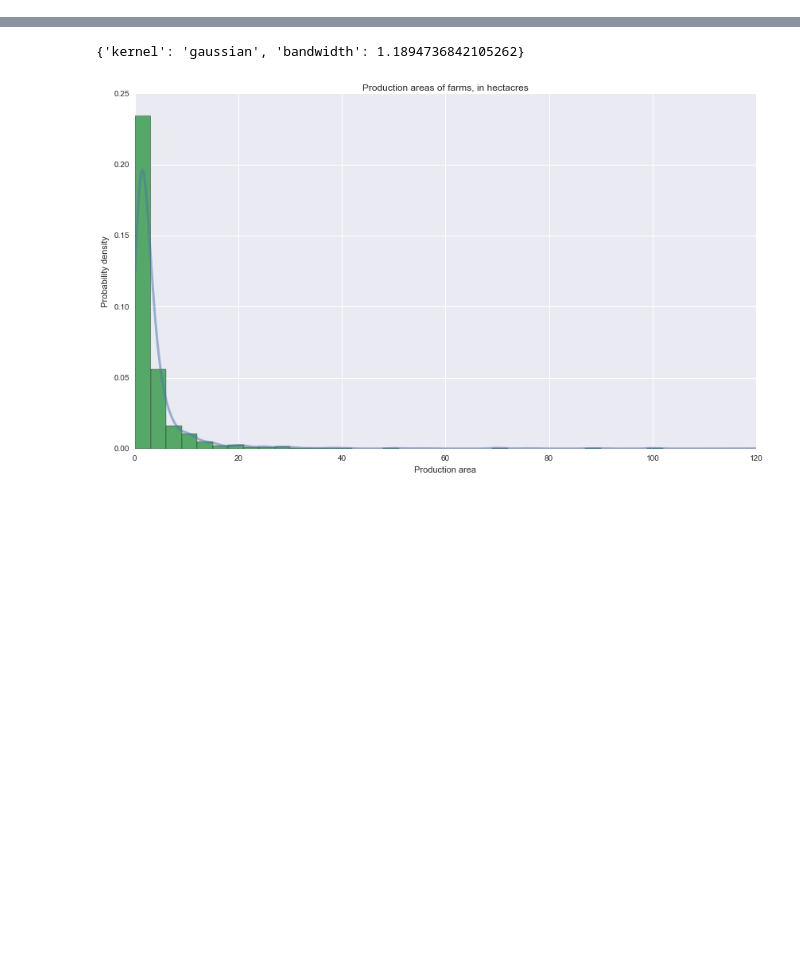
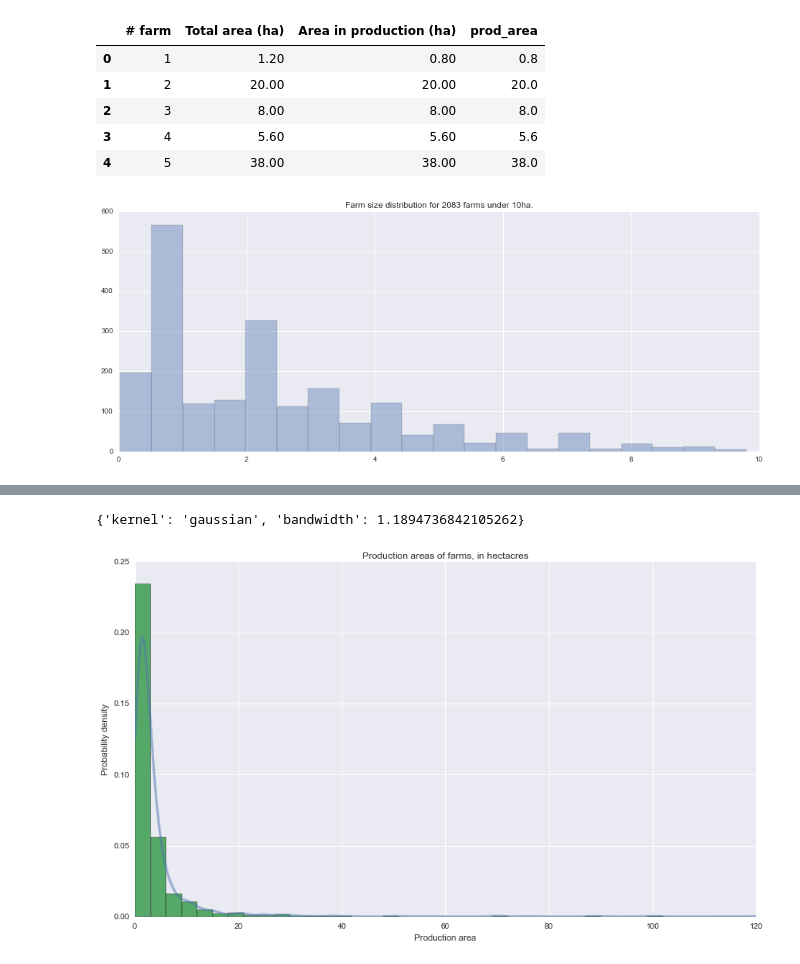
Before and after one commit to ilyaaltshteyn/coffee, a Jupyter notebook: enveritas_challenge.ipynb, the cells around one changed output, grey strips where cells are left out. Saved outputs shown, nothing was run; the diff lists cells and outputs as text; code cells hidden in the pictures; blank space fills up the shorter version.

Commit message:
added round number bias investigation

```diff
--- a/enveritas_challenge.ipynb
+++ b/enveritas_challenge.ipynb
@@ -26,0 +38,17 @@ prod_volume = prod_volume[prod_volume.yield_in_kg > 0]
+# %%
+# Investigate round number bias
+small_farms = [x for x in farm_sizes.prod_area if x < 10]
+
+plt.figure(figsize=(16,6))
+title = 'Farm size distribution for {} farms under 10ha.'
+plt.title(title.format(len(small_farms)))
+sns.distplot(small_farms, kde=False, bins=20)
+farm_sizes.head()
+# %% [output]
+|  | # farm | Total area (ha) | Area in production (ha) | prod_area |
+| 0 | 1 | 1.20 | 0.80 | 0.8 |
+| 1 | 2 | 20.00 | 20.00 | 20.0 |
+| 2 | 3 | 8.00 | 8.00 | 8.0 |
+| 3 | 4 | 5.60 | 5.60 | 5.6 |
+| 4 | 5 | 38.00 | 38.00 | 38.0 |
+[figure, added]
```
Also changed, not shown: parts of 11 cells of this notebook.
